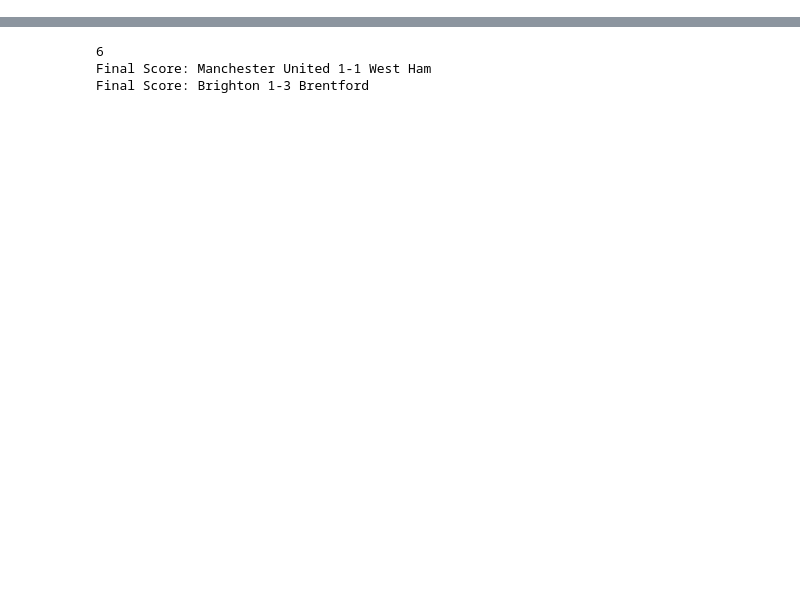
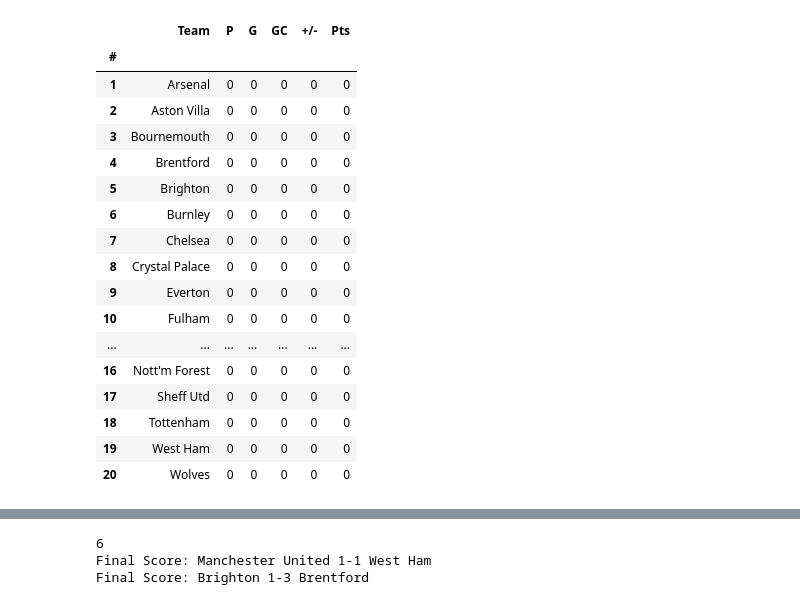
Before and after one commit to rpenn97/score_prediction_tool, a Jupyter notebook: Frontend/sim.ipynb, the cells around one changed output, grey strips where cells are left out. Drawn from its saved outputs; the diff is of its cells as text; code cells hidden in the pictures; blank space fills up the shorter version.

```diff
--- a/Frontend/sim.ipynb
+++ b/Frontend/sim.ipynb
@@ -3,0 +8,60 @@ import random
+# %%
+# Create DataFrames for season
+
+# Home Form/Away Form (+1 if PPG > 1.75, -1 if PPG < 1 for home and away form)
+
+def season_df():
+  h_form_dict = {"Arsenal": 1, "Aston Villa": 1, "Bournemouth": 0, "Brentford": 0, "Brighton": 1,
+        "Burnley": -1, "Chelsea": 0, "Crystal Palace": 0, "Everton": -1,
+        "Fulham": 0, "Liverpool": 1, "Luton": -1, "Man City": 1, "Man Utd": 1,
+          "Newcastle": 1, "Nott'm Forest": 0, "Sheff Utd": -1, "Tottenham": 1, "West Ham": 0, "Wolves": 1}
+
+  a_form_dict = {"Arsenal": 1, "Aston Villa": 0, "Bournemouth": 0, "Brentford": -1, "Brighton": 0,
+        "Burnley": -1, "Chelsea": 0, "Crystal Palace": 0, "Everton": 0,
+        "Fulham": -1, "Liverpool": 1, "Luton": -1, "Man City": 1, "Man Utd": 0,
+          "Newcastle": 0, "Nott'm Forest": -1, "Sheff Utd": -1, "Tottenham": 0, "West Ham": 0, "Wolves": -1}
+  standings = np.arange(1,21,1).tolist()
+  teams = list(h_form_dict.keys())
+  h_form = list(h_form_dict.values())
+  a_form = list(a_form_dict.values())
+
+  team_df = pd.DataFrame(columns = [teams, h_form, a_form]).T
+  team_df.reset_index(inplace=True)
+  team_df = team_df.rename(columns = {"level_0":"Team", "level_1":"Home Form", "level_2":"Away Form"})
+  team_df['#'] = standings
+  team_df["P"] = 0
+  team_df["G"] = 0
+  team_df["GC"] = 0
+  team_df["+/-"] = 0
+  team_df["Pts"] = 0
+  team_df = team_df.set_index('#')
+  team_table = team_df.drop(['Home Form','Away Form'], axis = 1)
+
+  return team_df, team_table
+
+EPL_df, EPL_table = season_df()
+EPL_table
+
+
+
+# player_df = pd.DataFrame(columns = ['Name','Goals'])
+# player_df
+# %% [output]
+|  | Team | P | G | GC | +/- | Pts |
+| # |  |  |  |  |  |  |
+| 1 | Arsenal | 0 | 0 | 0 | 0 | 0 |
+| 2 | Aston Villa | 0 | 0 | 0 | 0 | 0 |
+| 3 | Bournemouth | 0 | 0 | 0 | 0 | 0 |
+| 4 | Brentford | 0 | 0 | 0 | 0 | 0 |
+| 5 | Brighton | 0 | 0 | 0 | 0 | 0 |
+| 6 | Burnley | 0 | 0 | 0 | 0 | 0 |
+| 7 | Chelsea | 0 | 0 | 0 | 0 | 0 |
+| 8 | Crystal Palace | 0 | 0 | 0 | 0 | 0 |
+| 9 | Everton | 0 | 0 | 0 | 0 | 0 |
+| 10 | Fulham | 0 | 0 | 0 | 0 | 0 |
+| ... | ... | ... | ... | ... | ... | ... |
+| 16 | Nott'm Forest | 0 | 0 | 0 | 0 | 0 |
+| 17 | Sheff Utd | 0 | 0 | 0 | 0 | 0 |
+| 18 | Tottenham | 0 | 0 | 0 | 0 | 0 |
+| 19 | West Ham | 0 | 0 | 0 | 0 | 0 |
+| 20 | Wolves | 0 | 0 | 0 | 0 | 0 |
```
Also changed, not shown: parts of 4 cells of this notebook.
